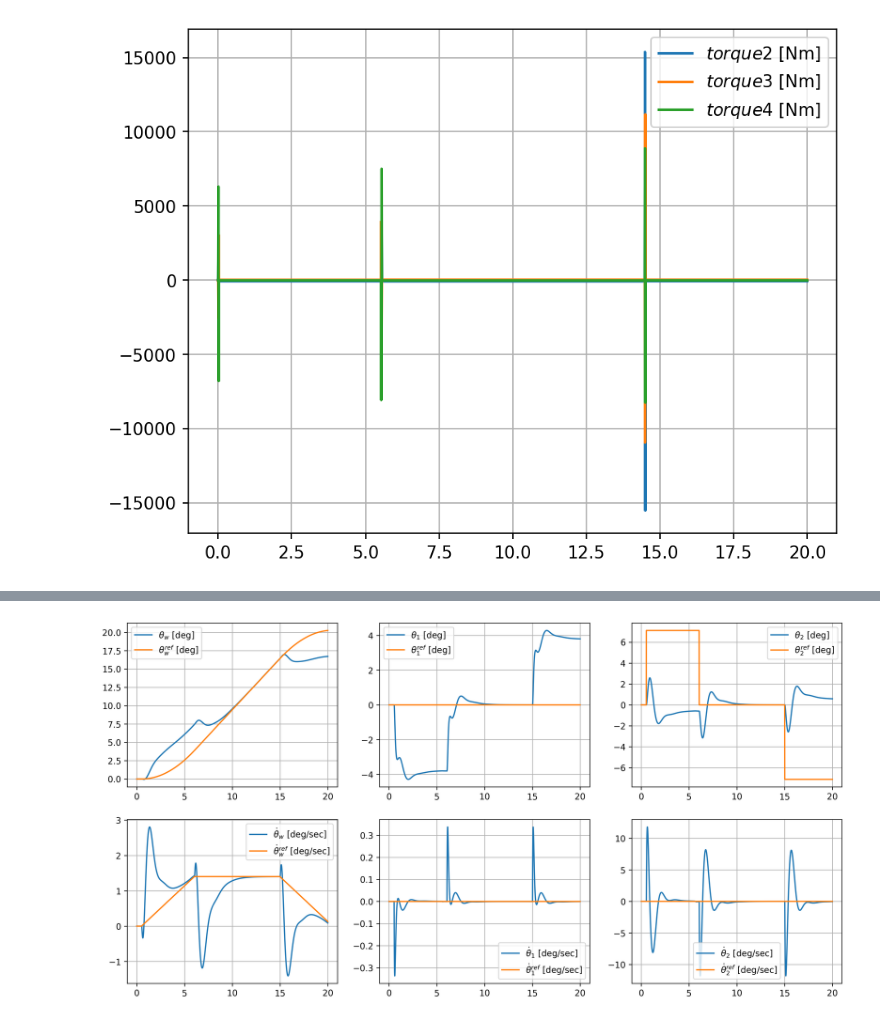
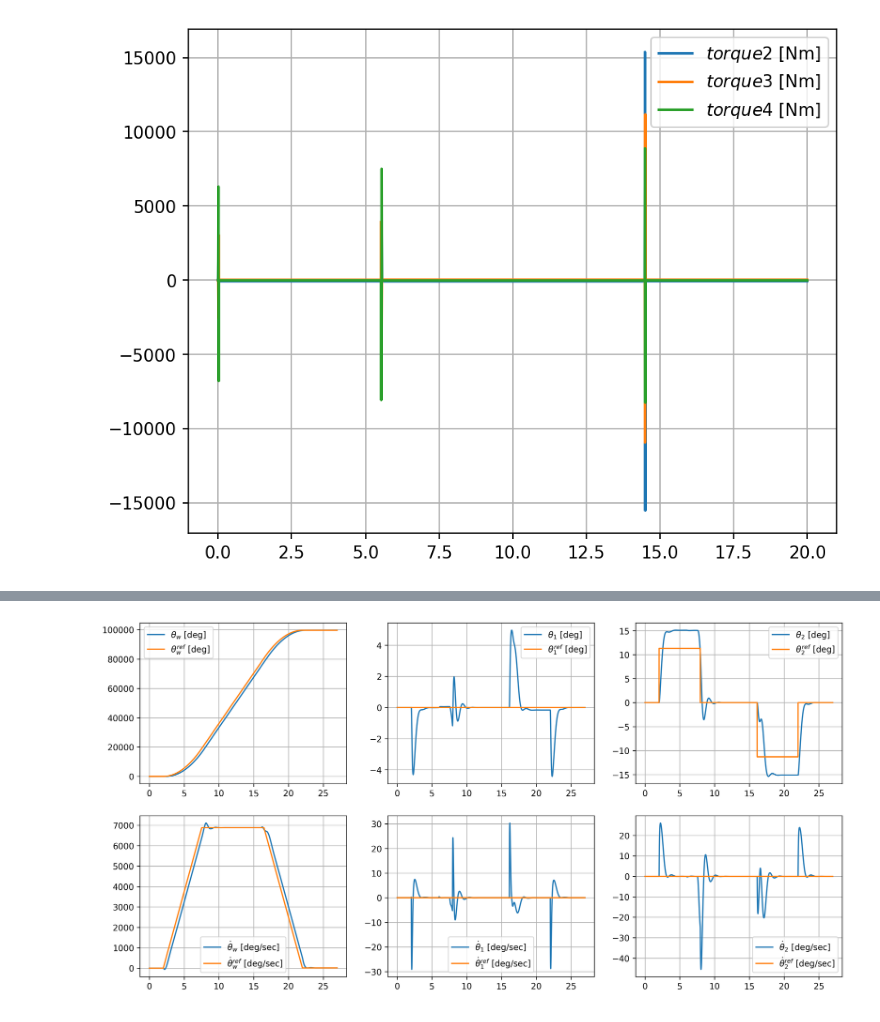
Before and after one commit to ssc166/joint_control, a Jupyter notebook: src/control_1/IK_3link.ipynb, the cells around one changed output, grey strips where cells are left out. Saved outputs shown, nothing was run; the diff lists cells and outputs as text; code cells hidden in the pictures.

```diff
--- a/src/control_1/IK_3link.ipynb
+++ b/src/control_1/IK_3link.ipynb
@@ -339,13 +381,12 @@ theta_Plist.T.shape
 # %%
 q = sp.Matrix([[theta_w], [theta_1], [theta_2]])
 
-theta_w_des = phi_traj[:,0]*target_pos
-theta_wdot_des = phi_traj[:,1]*target_pos
-theta_2_des =  theta_Plist.T # using acceleration as xl_des
+theta_w_des = phi_traj[:,0]*120
+theta_wdot_des = phi_traj[:,1]*120
+theta_2_des =  sub_matrix # using acceleration as xl_des
 zeros = np.zeros(len(traj_s))
 Xdes = theta_w_des
 Xdes = np.vstack((Xdes, zeros))
-#Xdes = np.vstack((Xdes, zeros))
 Xdes = np.vstack((Xdes, theta_2_des))
 Xdes = np.vstack((Xdes, theta_wdot_des))
 Xdes = np.vstack((Xdes, zeros))
@@ -422,6 +493,6 @@ B_list = np.array(B_list)
 # %%
-K_list = K_list.reshape(2001,2,6)
+K_list = K_list.reshape(len(time),2,6)
 # %%
-A_list = A_list.reshape(2001,6,6)
+A_list = A_list.reshape(len(time),6,6)
 # %%
-B_list = B_list.reshape(2001,6,2)
+B_list = B_list.reshape(len(time),6,2)
@@ -475,12 +512,12 @@ def simulate_model_closed(Alist, Blist, X0, Xdes, K_gain, time_array, dt):
     x_save = xref_save = np.array([0,0,0,0,0,0])
     u_save = np.array([0,0])
 
-    for i in range(len(time_array)):
+    for i in range(len(time_array)-1):
         t = time_array[i]
 
-        if t<0.5:
+        if t<2:
             Xref = X0
-        elif t>=0.5 and j<(Xdes.shape[1]):
+        elif t>=2 and j<(Xdes.shape[1]):
             Xref = Xdes[:,j]
             j+=1
         else:
@@ -488,36 +525,52 @@ def simulate_model_closed(Alist, Blist, X0, Xdes, K_gain, time_array, dt):
             Xdes_final[2] = 0 # force to set xl_des as 0
             Xref = Xdes_final
 
-        # full-state feedback
-        #u = K@(Xgoal - X)
+        # partial feedback
+        # print(i)
+        # print(K_gain[i][0][1:])
+        # print(Xref[1:].shape)
+        # print(X[1:].shape)
+        # print('========')
+        if i<2001:
 
-        # partial feedback
-        u1 = K_gain[i][0][0:]@(Xref[0:] - X[0:])
-        u2 = K_gain[i][1][0:]@(Xref[0:] - X[0:])
+            u1 = K_gain[i][0][1:]@(Xref[1:] - X[1:])
+            u2 = K_gain[i][1][1:]@(Xref[1:] - X[1:])
 
-        # Forward Dynamics
-        Xd_prev = Xd
-        # Linear Model
-        u = [u1, u2]
-        # print(u)
-        Xd = Alist[i]@X + Blist[i]@u # Xd = [xd, x_ld, thetad, xdd, x_ldd, thetadd]
-        # NonLinear Model
-        #q_qd = {x:X[0], x_l:X[1], theta:X[2], x.diff():X[3], x_l.diff():X[4], theta.diff():X[5]}
-        #q_qd[F] = u1
-        #q_qd[F_l] = u2
-        #qdd = msubs(qdd_rhs_A_nonL,q_qd) + msubs(qdd_rhs_B_nonL,q_qd)
-        #Xd = np.array([X[3], X[4], X[5], float(qdd[0]), float(qdd[1]), float(qdd[2])])
+            # Forward Dynamics
+            Xd_prev = Xd
+            # Linear Model
+            u = [u1, u2]
+            # print(u)
+            Xd = Alist[i]@X + Blist[i]@u # Xd = [xd, x_ld, thetad, xdd, x_ldd, thetadd]
 
-        t_save = np.vstack((t_save, t))
-        x_save = np.vstack((x_save, X))
-        # print(xref_save)
-        # print(Xref)
-        xref_save = np.vstack((xref_save, Xref))
-        u_save = np.vstack((u_save, np.array([u1,u2])))
+            t_save = np.vstack((t_save, t))
+            x_save = np.vstack((x_save, X))
+            # print(xref_save)
+            # print(Xref)
+            xref_save = np.vstack((xref_save, Xref))
+            u_save = np.vstack((u_save, np.array([u1,u2])))
+
+        else:
+            u1 = K_gain[-1][0][1:]@(Xref[1:] - X[1:])
+            u2 = K_gain[-1][1][1:]@(Xref[1:] - X[1:])
+
+            # Forward Dynamics
+            Xd_prev = Xd
+            # Linear Model
+            u = [u1, u2]
+            # print(u)
+            Xd = Alist[-1]@X + Blist[-1]@u # Xd = [xd, x_ld, thetad, xdd, x_ldd, thetadd]
+
+            t_save = np.vstack((t_save, t))
+            x_save = np.vstack((x_save, X))
+            # print(xref_save)
+            # print(Xref)
+            xref_save = np.vstack((xref_save, Xref))
+            u_save = np.vstack((u_save, np.array([u1,u2])))
 
         X = X + Xd*dt
         t = t + dt
-        i+=1
+
 
         # #limit setting
         # xl_limit = 0.5
@@ -532,7 +585,7 @@ def simulate_model_closed(Alist, Blist, X0, Xdes, K_gain, time_array, dt):
 # [x, x_l, theta, x_dot,x_l_dot, theta_dot]
 X0 = np.array([0,0,0,0,0,0])
 
-tf = 20
+tf = 20+7
 dt = 0.01
 N = int(tf/dt)
 
@@ -543,37 +596,37 @@ t = np.linspace(0,tf,N)
 t_sim, x_sim, xref_sim, u_sim = simulate_model_closed(A_list, B_list, X0, Xdes, K_list, t, dt)
 
 pl.figure(1, figsize=(15,12), dpi=300)
 pl.subplot(331);
-pl.plot(t_sim, x_sim[:,0], t_sim, xref_sim[:,0]);
+pl.plot(t_sim, x_sim[:,0]*rad2deg, t_sim, xref_sim[:,0]*rad2deg);
 pl.legend([r'$\theta_w$ [deg]', r'$\theta_w^{ref}$ [deg]'], loc='best')
 pl.grid()
 
 pl.subplot(332);
 pl.plot(t_sim, x_sim[:,1]*rad2deg, t_sim, xref_sim[:,1]*rad2deg);
 pl.legend([r'$\theta_1$ [deg]', r'$\theta_1^{ref}$ [deg]'], loc='best')
 pl.grid()
 
 pl.subplot(333);
 pl.plot(t_sim, x_sim[:,2]*rad2deg, t_sim, xref_sim[:,2]*rad2deg);
 pl.legend([r'$\theta_2$ [deg]', r'$\theta_2^{ref}$ [deg]'], loc='best')
 pl.grid()
 
 pl.subplot(334);
-pl.plot(t_sim, x_sim[:,3], t_sim, xref_sim[:,3]);
+pl.plot(t_sim, x_sim[:,3]*rad2deg, t_sim, xref_sim[:,3]*rad2deg);
 pl.legend([r'$\dot\theta_w$ [deg/sec]', r'$\dot\theta_w^{ref}$ [deg/sec]'], loc='best')
 pl.grid()
 
 pl.subplot(335);
-pl.plot(t_sim, x_sim[:,4], t_sim, xref_sim[:,4]);
+pl.plot(t_sim, x_sim[:,4]*rad2deg, t_sim, xref_sim[:,4]*rad2deg);
 pl.legend([r'$\dot\theta_1$ [deg/sec]', r'$\dot\theta_1^{ref}$ [deg/sec]'], loc='best')
 pl.grid()
 
 pl.subplot(336);
 pl.plot(t_sim, x_sim[:,5]*rad2deg, t_sim, xref_sim[:,5]*rad2deg);
 pl.legend([r'$\dot\theta_2$ [deg/sec]', r'$\dot\theta_2^{ref}$ [deg/sec]'], loc='best')
 pl.grid()
 # %% [output]
-[figure, old version]
+[figure, new version]
 # %%
 pl.figure(2, figsize=(12,8), dpi=300)
 pl.subplot(221);
```
Also changed, not shown: parts of 25 cells of this notebook, 9 other files.
